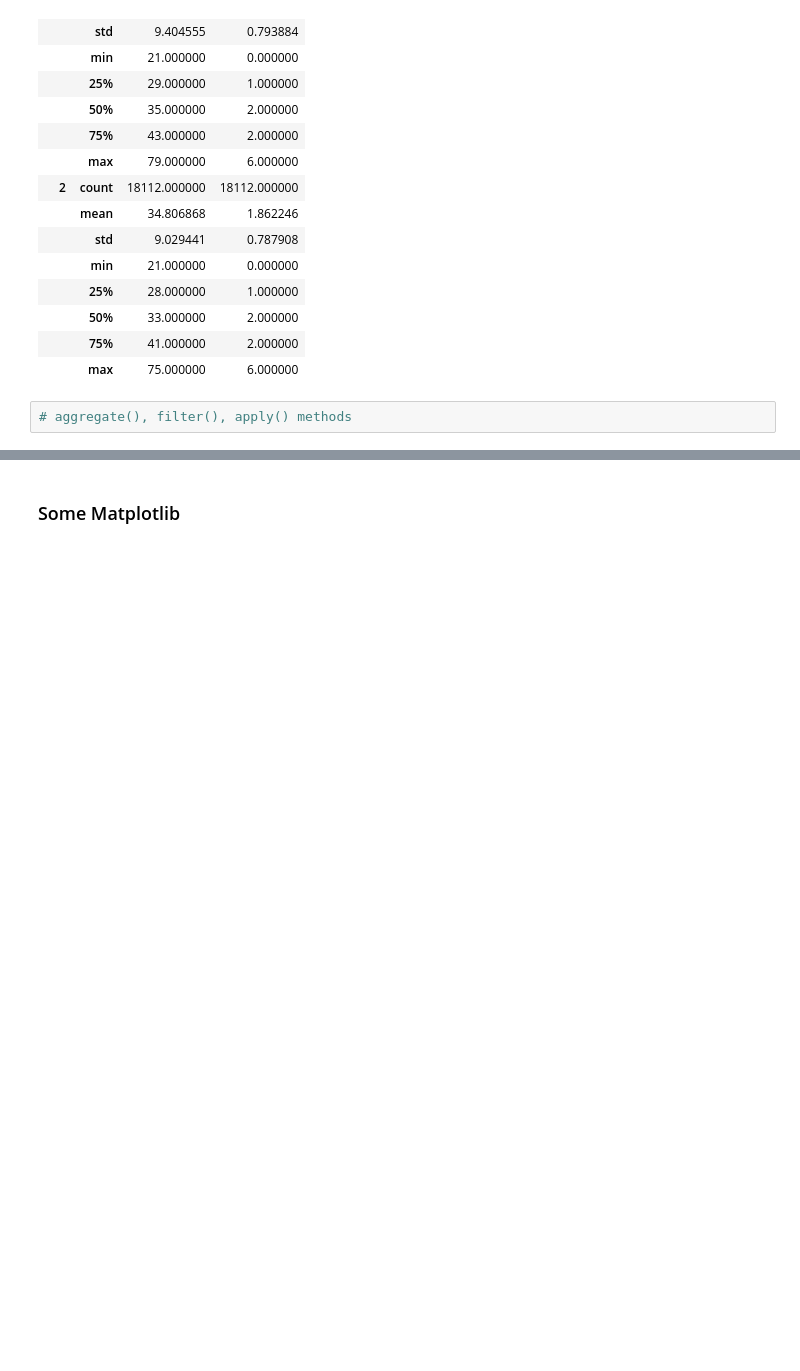
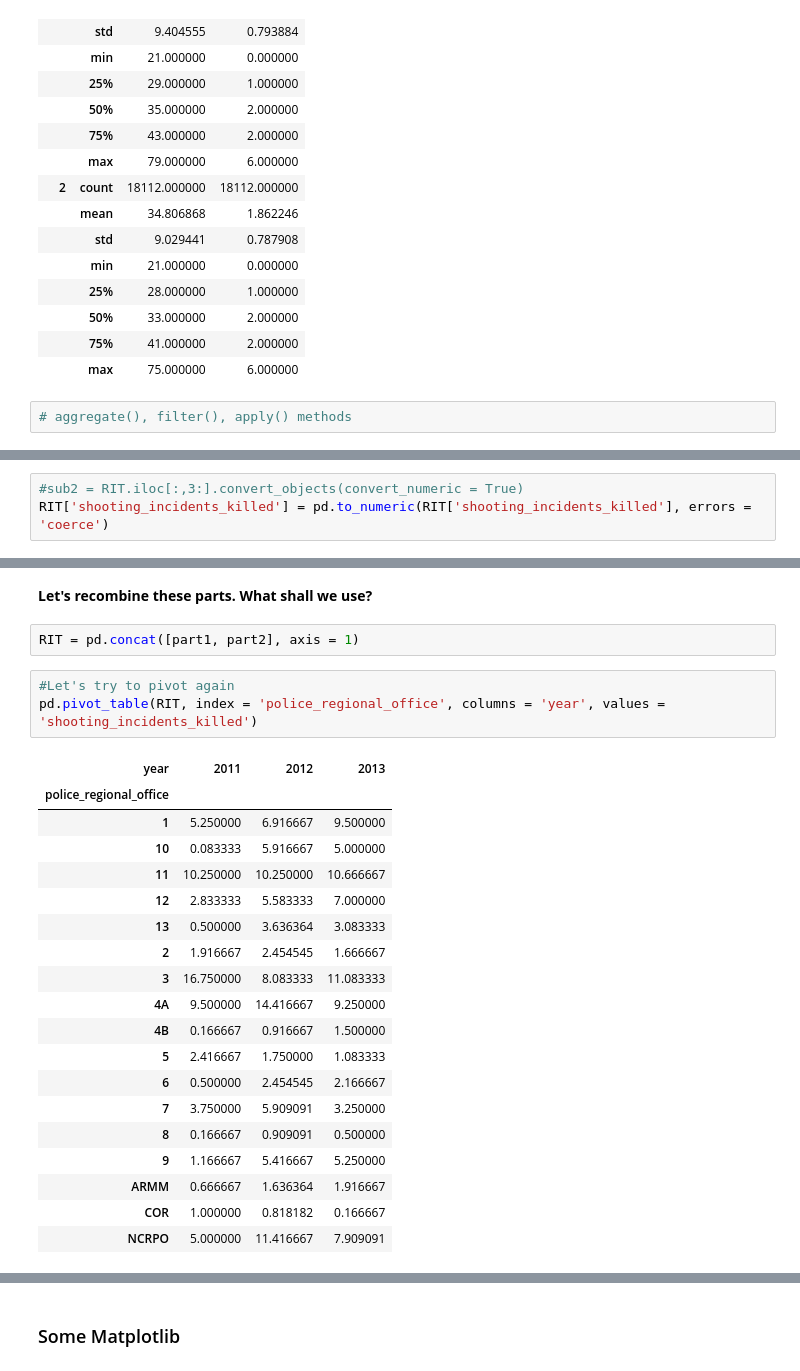
Before and after one commit to rimzbravz/Intro_to_Python, a Jupyter notebook: Intro_To_Python_Pandas.ipynb, the cells around one changed output, grey strips where cells are left out. Cells and saved outputs as stored; diff of their text form; blank space fills up the shorter version.

```diff
--- a/Intro_To_Python_Pandas.ipynb
+++ b/Intro_To_Python_Pandas.ipynb
@@ -718,0 +762,3 @@ credit.groupby(['SEX'])['AGE','EDUCATION'].describe()
+# %%
+#sub2 = RIT.iloc[:,3:].convert_objects(convert_numeric = True)
+RIT['shooting_incidents_killed'] = pd.to_numeric(RIT['shooting_incidents_killed'], errors = 'coerce')
@@ -718,0 +796,27 @@ credit.groupby(['SEX'])['AGE','EDUCATION'].describe()
+# %% [markdown]
+**Let's recombine these parts. What shall we use?**
+# %%
+RIT = pd.concat([part1, part2], axis = 1)
+# %%
+#Let's try to pivot again
+pd.pivot_table(RIT, index = 'police_regional_office', columns = 'year', values = 'shooting_incidents_killed')
+# %% [output]
+| year | 2011 | 2012 | 2013 |
+| police_regional_office |  |  |  |
+| 1 | 5.250000 | 6.916667 | 9.500000 |
+| 10 | 0.083333 | 5.916667 | 5.000000 |
+| 11 | 10.250000 | 10.250000 | 10.666667 |
+| 12 | 2.833333 | 5.583333 | 7.000000 |
+| 13 | 0.500000 | 3.636364 | 3.083333 |
+| 2 | 1.916667 | 2.454545 | 1.666667 |
+| 3 | 16.750000 | 8.083333 | 11.083333 |
+| 4A | 9.500000 | 14.416667 | 9.250000 |
+| 4B | 0.166667 | 0.916667 | 1.500000 |
+| 5 | 2.416667 | 1.750000 | 1.083333 |
+| 6 | 0.500000 | 2.454545 | 2.166667 |
+| 7 | 3.750000 | 5.909091 | 3.250000 |
+| 8 | 0.166667 | 0.909091 | 0.500000 |
+| 9 | 1.166667 | 5.416667 | 5.250000 |
+| ARMM | 0.666667 | 1.636364 | 1.916667 |
+| COR | 1.000000 | 0.818182 | 0.166667 |
+| NCRPO | 5.000000 | 11.416667 | 7.909091 |
```
Also changed, not shown: parts of 18 cells of this notebook.
